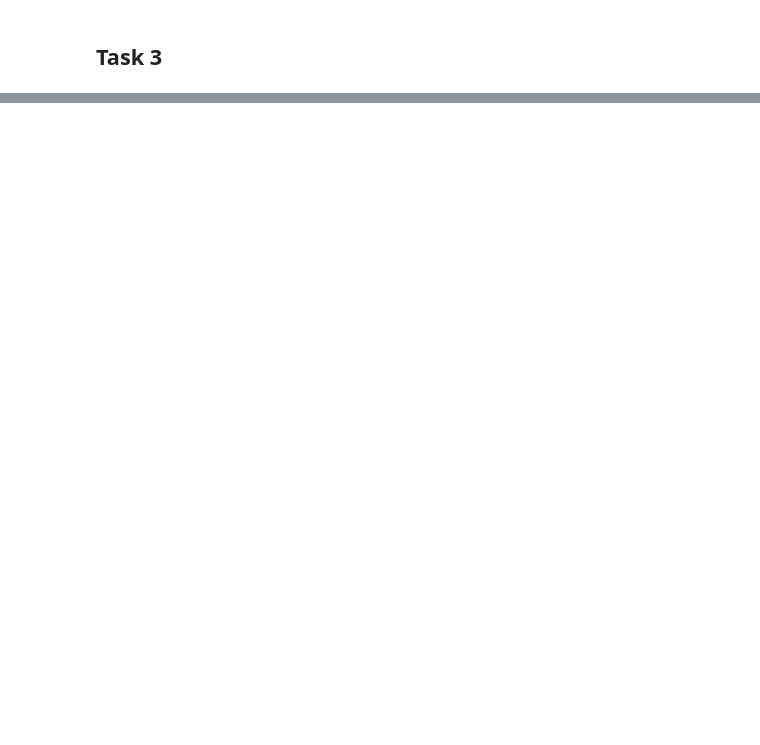
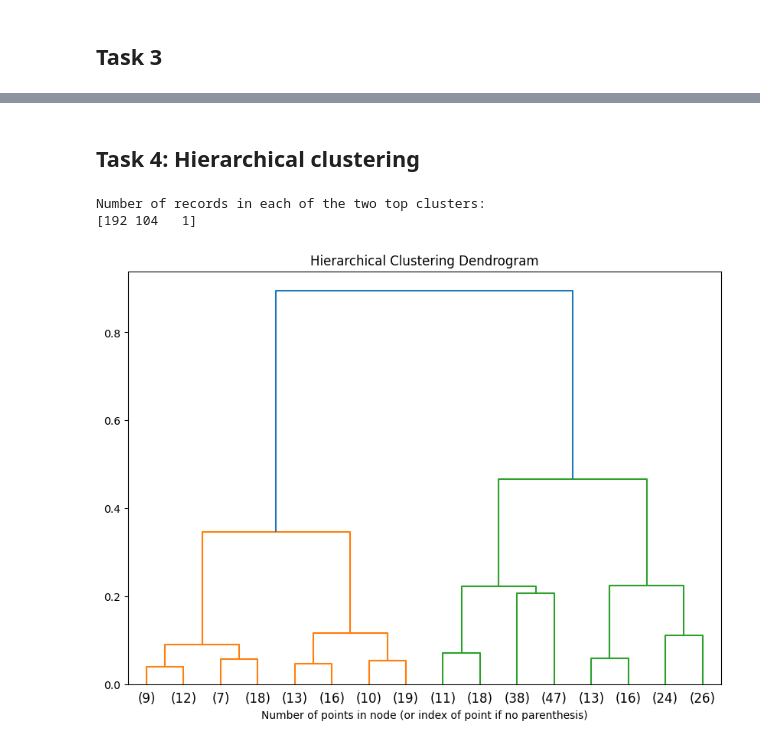
Before and after one commit to Catafal/Data-Mining-I, a Jupyter notebook: Assignement III/assignement_3.ipynb, the cells around one changed output, grey strips where cells are left out. Drawn from its saved outputs; the diff is of its cells as text; code cells hidden in the pictures; blank space fills up the shorter version.

Commit message:
Assignment Task 4
All the Hierarchical clustering task is completed

```diff
--- a/Assignement III/assignement_3.ipynb
+++ b/Assignement III/assignement_3.ipynb
@@ -148,0 +135,48 @@ plt.show()
+# %% [markdown]
+## Task 4: Hierarchical clustering
+# %%
+single_link = cluster.AgglomerativeClustering(n_clusters=3, linkage='single')
+single_link_labels = single_link.fit_predict(data_clean)
+
+cluster_counts = np.bincount(single_link_labels)
+print("Number of records in each of the two top clusters:")
+print(cluster_counts)
+# %% [output]
+Number of records in each of the two top clusters:
+[192 104   1]
+# %%
+from scipy.cluster.hierarchy import dendrogram
+
+def plot_dendrogram(model, **kwargs):
+    # Create linkage matrix and then plot the dendrogram
+    counts = np.zeros(model.children_.shape[0])
+    n_samples = len(model.labels_)
+    for i, merge in enumerate(model.children_):
+        current_count = 0
+        for child_idx in merge:
+            if child_idx < n_samples:
+                current_count += 1  # leaf node
+            else:
+                current_count += counts[child_idx - n_samples]
+        counts[i] = current_count
+
+    linkage_matrix = np.column_stack([model.children_, model.distances_,
+                                      counts]).astype(float)
+
+    # Plot the corresponding dendrogram
+    dendrogram(linkage_matrix, **kwargs)
+
+# Create a new Agglomerative Clustering model without a predetermined number of clusters
+hierarchical_cluster = cluster.AgglomerativeClustering(distance_threshold=0, n_clusters=None)
+
+# Fit the model to our data
+hierarchical_cluster = hierarchical_cluster.fit(data_clean)
+
+# Plot the dendrogram
+plt.figure(figsize=(10, 7))
+plot_dendrogram(hierarchical_cluster, truncate_mode='level', p=3)
+plt.title('Hierarchical Clustering Dendrogram')
+plt.xlabel('Number of points in node (or index of point if no parenthesis)')
+plt.show()
+# %% [output]
+[figure, added]
```
Also changed, not shown: parts of 4 cells of this notebook.
